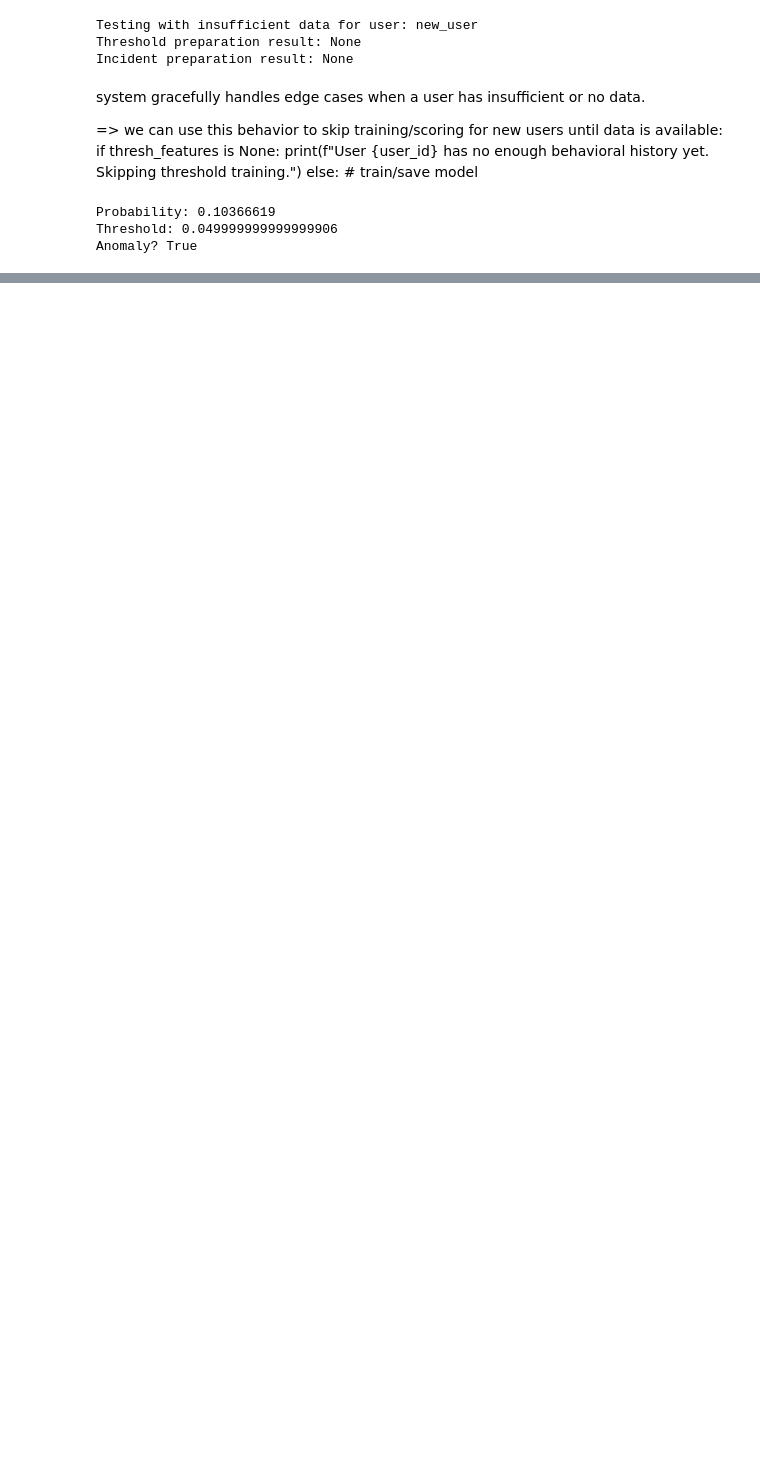
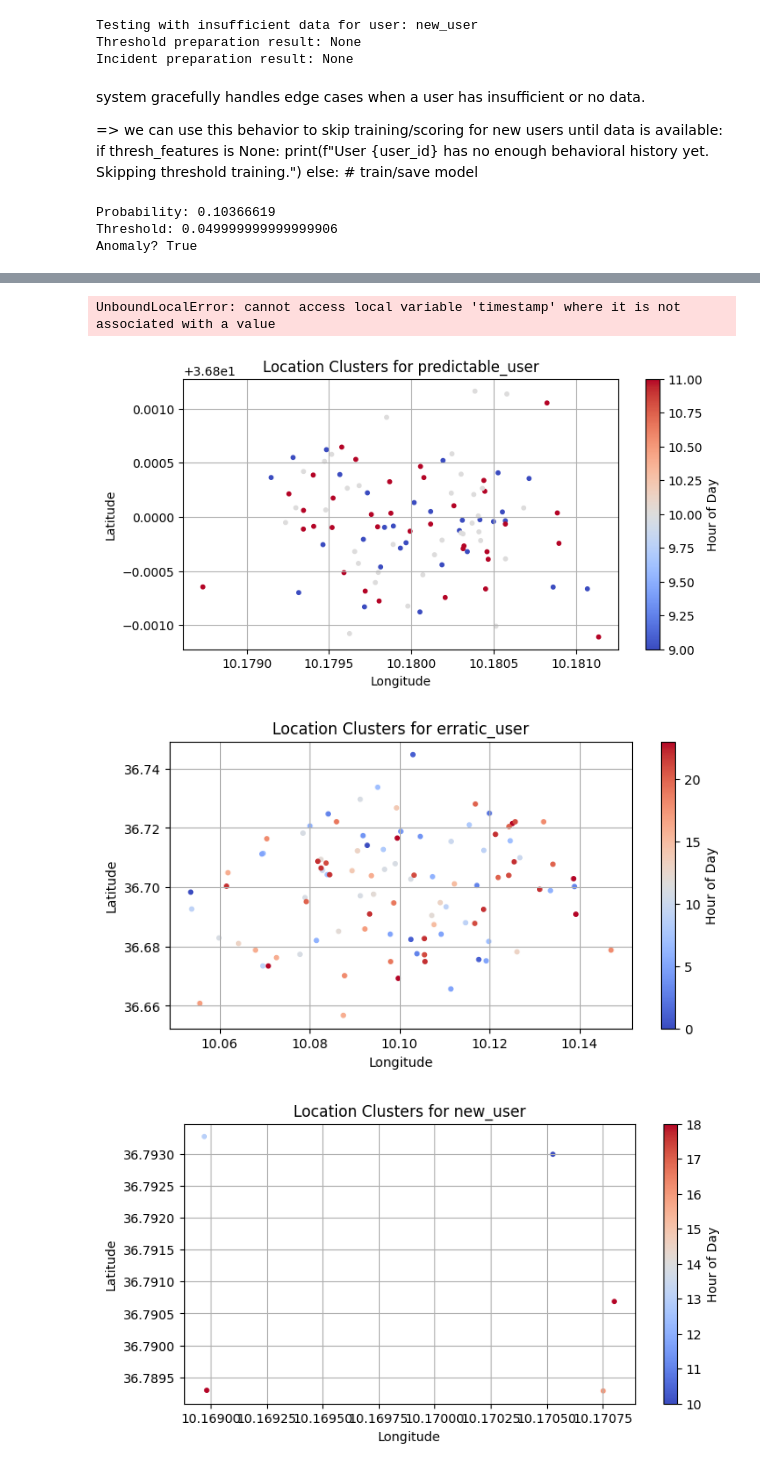
Before and after one commit to BenAmorHanine/personal_security_solution, a Jupyter notebook: notebooks/behavioral_anal.ipynb, the cells around one changed output, grey strips where cells are left out. Cells and saved outputs as stored; diff of their text form; code cells hidden in the pictures; blank space fills up the shorter version.

```diff
--- a/notebooks/behavioral_anal.ipynb
+++ b/notebooks/behavioral_anal.ipynb
@@ -209,0 +348,75 @@ Anomaly? True
+# %%
+#Inject Synthetic Users into MongoDB
+from datetime import datetime, timedelta
+import numpy as np
+import random
+
+def insert_user_behavior(user_id, pattern="predictable", count=100, ts_collection=None):
+    now = datetime.utcnow()
+    docs = []
+    for i in range(count):
+        base_time = now - timedelta(hours=count - i)
+
+        if pattern == "predictable":
+            hour = random.choice([9, 10, 11])
+            lat = 36.8 + np.random.normal(0, 0.0005)
+            lon = 10.18 + np.random.normal(0, 0.0005)
+
+        elif pattern == "erratic":
+            hour = random.randint(0, 23)
+            lat = 36.7 + np.random.normal(0, 0.02)
+            lon = 10.1 + np.random.normal(0, 0.02)
+
+        elif pattern == "new":
+            hour = random.randint(10, 18)
+            lat = 36.79 + np.random.normal(0, 0.002)
+            lon = 10.17 + np.random.normal(0, 0.002)
+
+        #timestamp = base_time.replace(hour=hour % 24)
+        timestamp = timestamp.replace(hour=hour, minute=random.randint(0, 59), second=random.randint(0, 59))
+
+        docs.append({
+            "user_id": user_id,
+            "timestamp": timestamp,
+            "latitude": lat,
+            "longitude": lon
+        })
+
+    ts_collection.delete_many({"user_id": user_id})  # Clean slate
+    ts_collection.insert_many(docs)
+    print(f"[✓] Inserted {len(docs)} documents for '{user_id}' ({pattern})")
+
+
+insert_user_behavior("predictable_user", "predictable", ts_collection=ts_collection)
+insert_user_behavior("erratic_user", "erratic", ts_collection=ts_collection)
+insert_user_behavior("new_user", "new", count=5, ts_collection=ts_collection)  # only 5 entries
+# %% [output]
+UnboundLocalError: cannot access local variable 'timestamp' where it is not associated with a value
+# %%
+#Visualize User Behavior
+import matplotlib.pyplot as plt
+
+def plot_user_behavior(user_id, ts_collection):
+    df = pd.DataFrame(list(ts_collection.find({"user_id": user_id})))
+    if df.empty:
+        print(f"No data for {user_id}")
+        return
+    df["timestamp"] = pd.to_datetime(df["timestamp"])
+    df["hour"] = df["timestamp"].dt.hour
+
+    plt.figure(figsize=(8, 4))
+    plt.scatter(df["longitude"], df["latitude"], c=df["hour"], cmap="coolwarm", s=10)
+    plt.colorbar(label="Hour of Day")
+    plt.title(f"Location Clusters for {user_id}")
+    plt.xlabel("Longitude")
+    plt.ylabel("Latitude")
+    plt.grid(True)
+    plt.show()
+
+plot_user_behavior("predictable_user", ts_collection)
+plot_user_behavior("erratic_user", ts_collection)
+plot_user_behavior("new_user", ts_collection)
+# %% [output]
+[figure, added]
+[figure, added]
+[figure, added]
```
Also changed, not shown: parts of 10 cells of this notebook, 5 other files.
